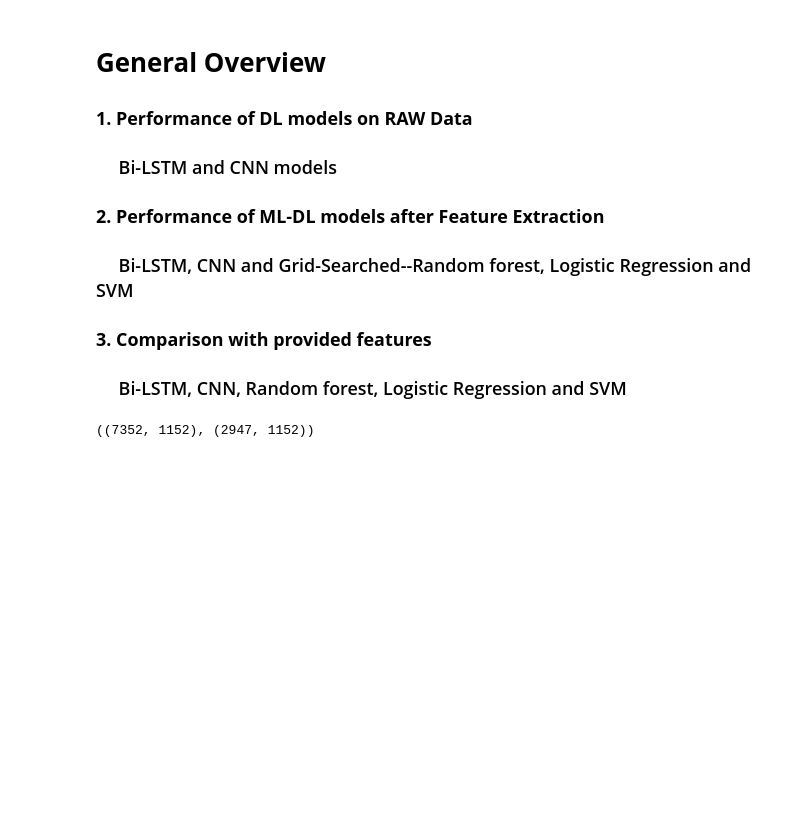
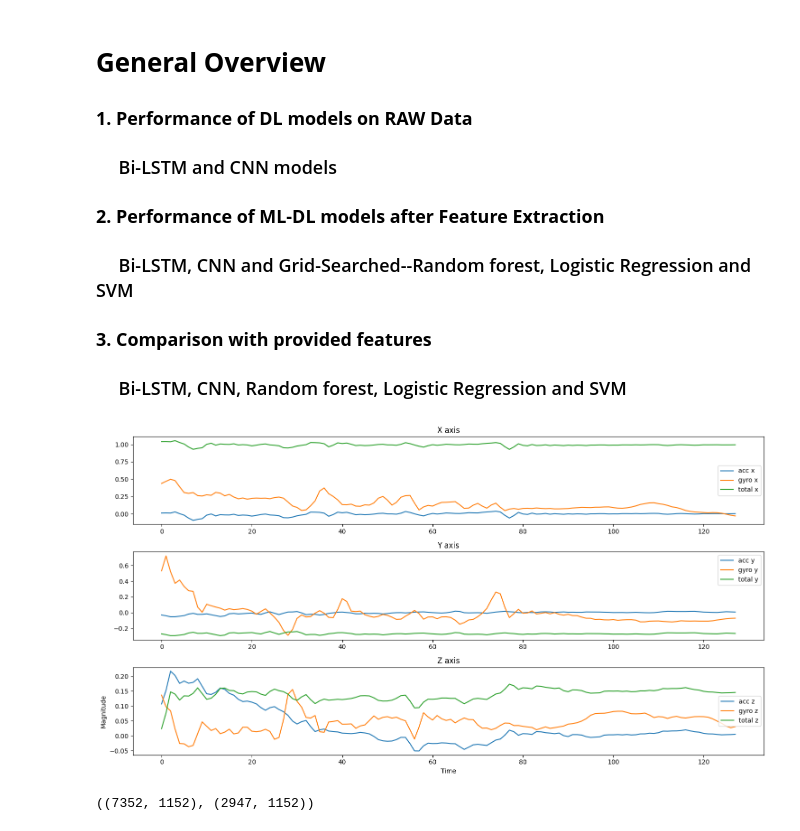
Before and after one commit to Enthusiast101/UCI-HAR, a Jupyter notebook: main.ipynb, the cells around one changed output. Cells and saved outputs as stored; diff of their text form; code cells hidden in the pictures; blank space fills up the shorter version.

```diff
--- a/main.ipynb
+++ b/main.ipynb
@@ -57,6 +57,33 @@ total_acc_x_test = list(np.loadtxt(f'{dataset_path}/test/Inertial Signals/total_
 total_acc_y_test = list(np.loadtxt(f'{dataset_path}/test/Inertial Signals/total_acc_y_test.txt', dtype="float32"))
 total_acc_z_test = list(np.loadtxt(f'{dataset_path}/test/Inertial Signals/total_acc_z_test.txt', dtype="float32"))
 test_labels = np.loadtxt(f'{dataset_path}/test/y_test.txt')
+# %%
+plt.figure(figsize=(15, 8))
+
+r, c = 3, 1
+plt.subplot(r, c, 1)
+plt.title("X axis")
+sns.lineplot(body_acc_x_test[0], label="acc x")
+sns.lineplot(body_gyro_x_test[0], label="gyro x")
+sns.lineplot(total_acc_x_test[0], label="total x")
+
+plt.subplot(r, c, 2)
+plt.title("Y axis")
+sns.lineplot(body_acc_y_test[0], label="acc y")
+sns.lineplot(body_gyro_y_test[0], label="gyro y")
+sns.lineplot(total_acc_y_test[0], label="total y")
+
+plt.subplot(r, c, 3)
+plt.title("Z axis")
+sns.lineplot(body_acc_z_test[0], label="acc z")
+sns.lineplot(body_gyro_z_test[0], label="gyro z")
+sns.lineplot(total_acc_z_test[0], label="total z")
+
+plt.xlabel("Time")
+plt.ylabel("Magnitude")
+plt.tight_layout()
+# %% [output]
+[figure, added]
 # %%
 train = np.concatenate([
     body_acc_x_train,
```
Also changed, not shown: parts of 41 cells of this notebook, 4 other files.
